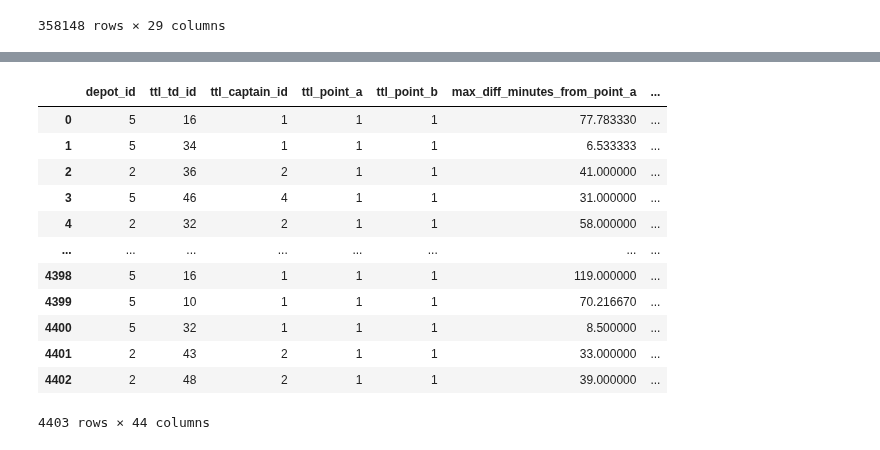
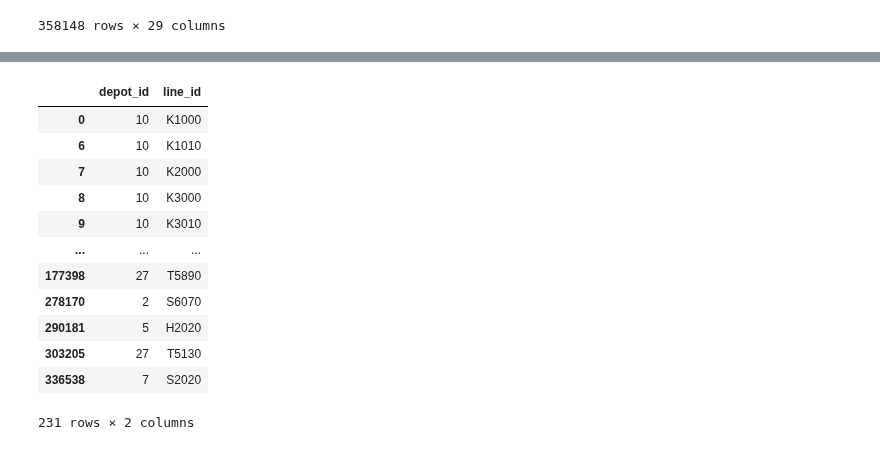
Before and after one commit to izardy/myrapid-backend, a Jupyter notebook: etl/data_modelling.ipynb, the cells around one changed output, grey strips where cells are left out. Saved outputs shown, nothing was run; the diff lists cells and outputs as text; code cells hidden in the pictures.

```diff
--- a/etl/data_modelling.ipynb
+++ b/etl/data_modelling.ipynb
@@ -88,17 +116,20 @@ Index(['ope_date', 'depot_id', 'line_id', 'bus_no', 'point_a', 'point_b',
+# %%
+br_id_ref=infoBas[['depot_id','line_id']].drop_duplicates()
+br_id_ref
+# %% [output]
+|  | depot_id | line_id |
+| 0 | 10 | K1000 |
+| 6 | 10 | K1010 |
+| 7 | 10 | K2000 |
+| 8 | 10 | K3000 |
+| 9 | 10 | K3010 |
+| ... | ... | ... |
+| 177398 | 27 | T5890 |
+| 278170 | 2 | S6070 |
+| 290181 | 5 | H2020 |
+| 303205 | 27 | T5130 |
+| 336538 | 7 | S2020 |
+231 rows × 2 columns
 # %%
 #predictive output,depot_id
-pd.read_csv('../ml/result_score_outofsample.csv')#.columns
+#pd.read_csv('../ml/result_score_outofsample.csv')#.columns
-# %% [output]
-|  | depot_id | ttl_td_id | ttl_captain_id | ttl_point_a | ttl_point_b | max_diff_minutes_from_point_a | ... |
-| 0 | 5 | 16 | 1 | 1 | 1 | 77.783330 | ... |
-| 1 | 5 | 34 | 1 | 1 | 1 | 6.533333 | ... |
-| 2 | 2 | 36 | 2 | 1 | 1 | 41.000000 | ... |
-| 3 | 5 | 46 | 4 | 1 | 1 | 31.000000 | ... |
-| 4 | 2 | 32 | 2 | 1 | 1 | 58.000000 | ... |
-| ... | ... | ... | ... | ... | ... | ... | ... |
-| 4398 | 5 | 16 | 1 | 1 | 1 | 119.000000 | ... |
-| 4399 | 5 | 10 | 1 | 1 | 1 | 70.216670 | ... |
-| 4400 | 5 | 32 | 1 | 1 | 1 | 8.500000 | ... |
-| 4401 | 2 | 43 | 2 | 1 | 1 | 33.000000 | ... |
-| 4402 | 2 | 48 | 2 | 1 | 1 | 39.000000 | ... |
-4403 rows × 44 columns
```
Also changed, not shown: parts of 5 cells of this notebook, 3 other files.
